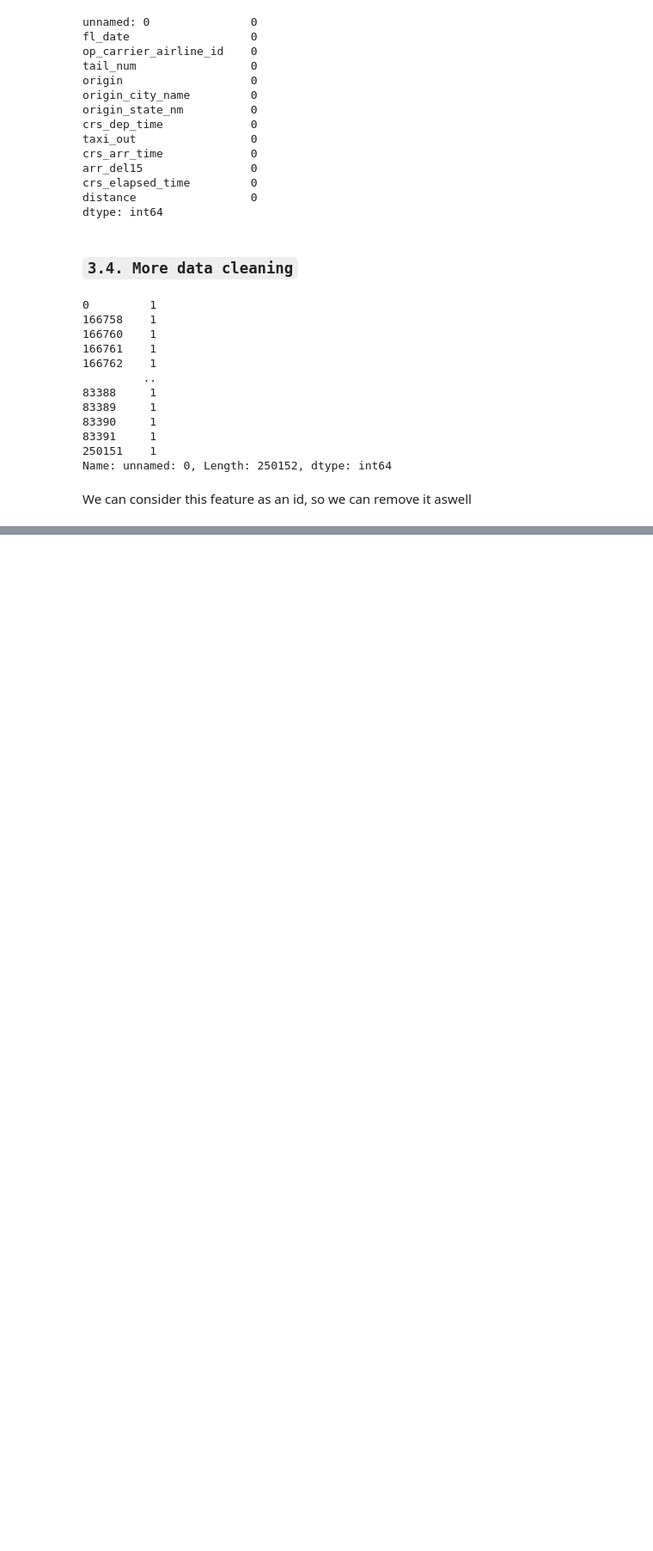
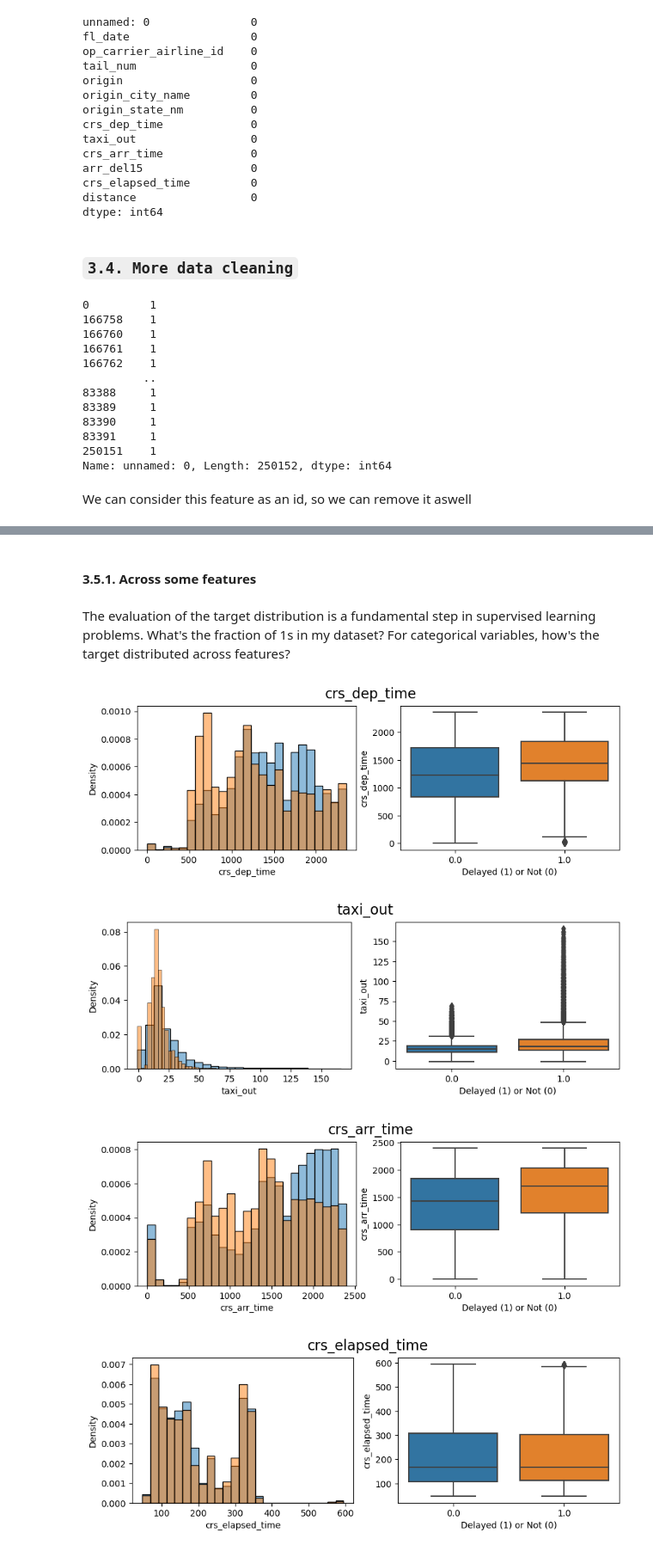
Before and after one commit to hidiegorguez/JFK-Delay-Prediction, a Jupyter notebook: jfk_delay_prediction.ipynb, the cells around one changed output, grey strips where cells are left out. Shown at 86% size. Cells and saved outputs as stored; diff of their text form; code cells hidden in the pictures; blank space fills up the shorter version.

Commit message:
Uploading some data analysis

```diff
--- a/jfk_delay_prediction.ipynb
+++ b/jfk_delay_prediction.ipynb
@@ -324,0 +361,26 @@ df.drop(columns=["unnamed: 0"],inplace=True)
+# %% [markdown]
+#### 3.5.1. Across some features
+# %% [markdown]
+The evaluation of the target distribution is a fundamental step in supervised learning problems. What's the fraction of 1s in my dataset? For categorical variables, how's the target distributed across features?
+# %%
+def plot_hist_and_boxplot_by_target(df, input_name, target_name, hist_stat = 'count'):
+    df_plot = df.copy().dropna()
+    fig = plt.figure(figsize=(10, 3))
+    fig.suptitle(input_name, fontsize=16)
+    ax1 = fig.add_subplot(121)
+    sns.histplot(data=df_plot.query(f"{target_name} == 1"), x=input_name, bins = 25, alpha=.5, stat = hist_stat, ax = ax1)
+    sns.histplot(data=df_plot.query(f"{target_name} == 0"), x=input_name, bins = 25, alpha=.5, stat = hist_stat, ax = ax1)
+    ax2 = fig.add_subplot(122)
+    sns.boxplot(data=df_plot, x=target_name, y=input_name, ax=ax2)
+    ax2.set_xlabel('Delayed (1) or Not (0)')
+# %%
+num_cols = list(df.select_dtypes(include = ['float', 'int']).columns)
+num_cols = [c for c in num_cols if c != target]
+
+for num_col in num_cols:
+    plot_hist_and_boxplot_by_target(df,num_col,target,'density')
+# %% [output]
+[figure, added]
+[figure, added]
+[figure, added]
+[figure, added]
```
Also changed, not shown: parts of 36 cells of this notebook.
